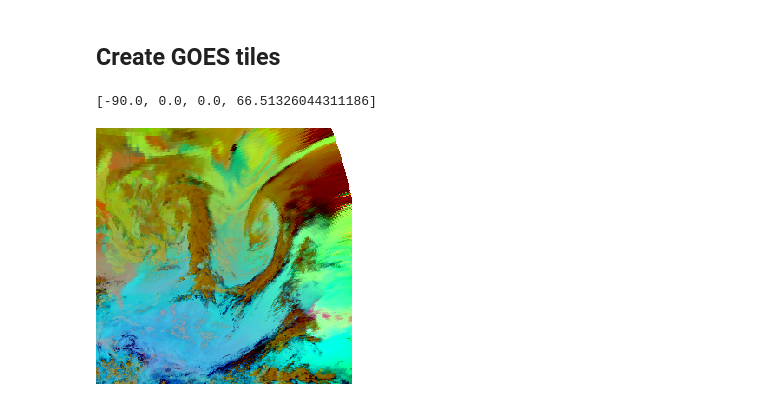
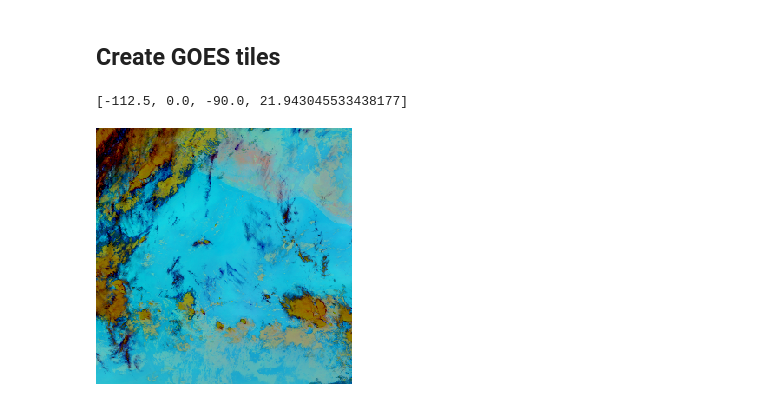
Before and after one commit to contrailcirrus/2023-04-pycontrails-workshop, a Jupyter notebook: notebooks/03-GOES-tiles.ipynb, the cells around one changed output. Saved outputs shown, nothing was run; the diff lists cells and outputs as text; code cells hidden in the pictures.

Commit message:
Fix GOES tiles

```diff
--- a/notebooks/03-GOES-tiles.ipynb
+++ b/notebooks/03-GOES-tiles.ipynb
@@ -233,18 +235,16 @@ item_id = "OR_ABI-L2-F-M6_G16_s20200011200218"
 #     item = planetary_computer.sign(item)
 #     item_id = item.id
 
-c11cog = COGReader(input=f"data/goes/{item_id}-c11.tif")
-c14cog = COGReader(input=f"data/goes/{item_id}-c14.tif")
-c15cog = COGReader(input=f"data/goes/{item_id}-c15.tif")
+c11cog = COGReader(input=f"data/goes/cog/{item_id}-C11_2km.tif")
+c14cog = COGReader(input=f"data/goes/cog/{item_id}-C14_2km.tif")
+c15cog = COGReader(input=f"data/goes/cog/{item_id}-C15_2km.tif")
 # %%
-# input tile coordinates
-z, x, y = (2, 1, 1)
-print(f"Bounding box: f{tile_to_bbox(z, x, y)}")
-
+z, x, y = (4, 3, 7)
+print(tile_to_bbox(z, x, y))
 tile = build_tile(
     z, x, y, c11cog, c14cog, c15cog, f"data/goes/tiles/z{z}_x{x}_y{y}.png"
 )
 tile
 # %% [output]
-[-90.0, 0.0, 0.0, 66.51326044311186]
+[-112.5, 0.0, -90.0, 21.943045533438177]
-[figure, old version]
+[figure, new version]
```
Also changed, not shown: parts of 3 cells of this notebook.
